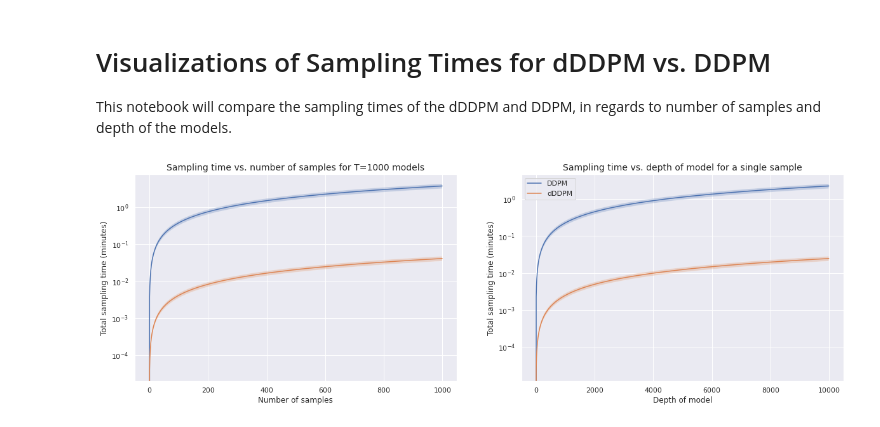
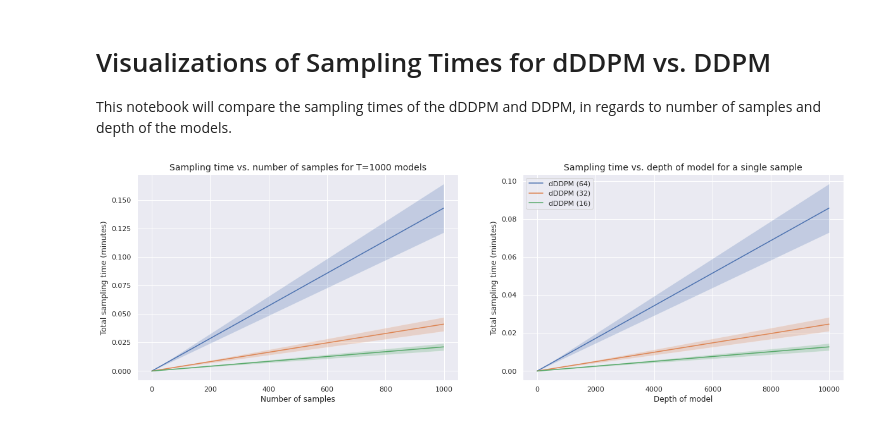
Before and after one commit to simonamtoft/downsampled-diffusion, a Jupyter notebook: notebooks/Sampling Time Visualizations.ipynb, the cells around one changed output. Cells and saved outputs as stored; diff of their text form; code cells hidden in the pictures.

```diff
--- a/notebooks/Sampling Time Visualizations.ipynb
+++ b/notebooks/Sampling Time Visualizations.ipynb
@@ -9,7 +8,9 @@ import matplotlib.pyplot as plt
 sns.set()
 # %%
-sample_time_ddpm = 13.668033170843124
-sample_time_dddpm = 0.14844002240498863
+st_x0 = 13.668033170843124
+st_x2 = 0.5157826017618179
+st_x3 = 0.14844002240498863
+st_x4 = 0.07645889310836793
 n_samples = np.arange(0, 1000, 1)
 n_ts = np.arange(0, 10000, 10)
 # %%
@@ -25,22 +26,27 @@ def add_interval_plot(ax, x, sample_time, factor:float=1., label:str='', err:flo
 # %%
 f, ax = plt.subplots(1, 2, figsize=(20, 6))
 ERR = 0.15
 
-add_interval_plot(ax[0], n_samples, sample_time_ddpm, 1 / 3600, 'DDPM', ERR)
-add_interval_plot(ax[0], n_samples, sample_time_dddpm, 1 / 3600, 'dDDPM', ERR)
+# add_interval_plot(ax[0], n_samples, st_x0, 1 / 3600, 'DDPM', ERR)
+add_interval_plot(ax[0], n_samples, st_x2, 1 / 3600, 'dDDPM (64)', ERR)
+add_interval_plot(ax[0], n_samples, st_x3, 1 / 3600, 'dDDPM (32)', ERR)
+add_interval_plot(ax[0], n_samples, st_x4, 1 / 3600, 'dDDPM (16)', ERR)
 ax[0].set_title('Sampling time vs. number of samples for T=1000 models', fontsize=14)
 ax[0].set_ylabel('Total sampling time (minutes)')
 ax[0].set_xlabel('Number of samples')
-ax[0].set_yscale('log')
+# ax[0].set_yscale('log')
 
-add_interval_plot(ax[1], n_ts, sample_time_ddpm / 1000, 1 / 60, 'DDPM', ERR)
-add_interval_plot(ax[1], n_ts, sample_time_dddpm / 1000, 1 / 60, 'dDDPM', ERR)
+# add_interval_plot(ax[1], n_ts, st_x0 / 1000, 1 / 60, 'DDPM', ERR)
+add_interval_plot(ax[1], n_ts, st_x2 / 1000, 1 / 60, 'dDDPM (64)', ERR)
+add_interval_plot(ax[1], n_ts, st_x3 / 1000, 1 / 60, 'dDDPM (32)', ERR)
+add_interval_plot(ax[1], n_ts, st_x4 / 1000, 1 / 60, 'dDDPM (16)', ERR)
 ax[1].set_title('Sampling time vs. depth of model for a single sample', fontsize=14)
 ax[1].set_ylabel('Total sampling time (minutes)')
 ax[1].set_xlabel('Depth of model')
-ax[1].set_yscale('log')
+# ax[1].set_yscale('log')
 
-plt.legend()
+plt.legend(loc='best')
+# plt.savefig('../sampling_times.png', bbox_inches='tight')
 plt.show()
 # %% [output]
-[figure, old version]
+[figure, new version]
```
Also changed, not shown: parts of 1 cell of this notebook.
